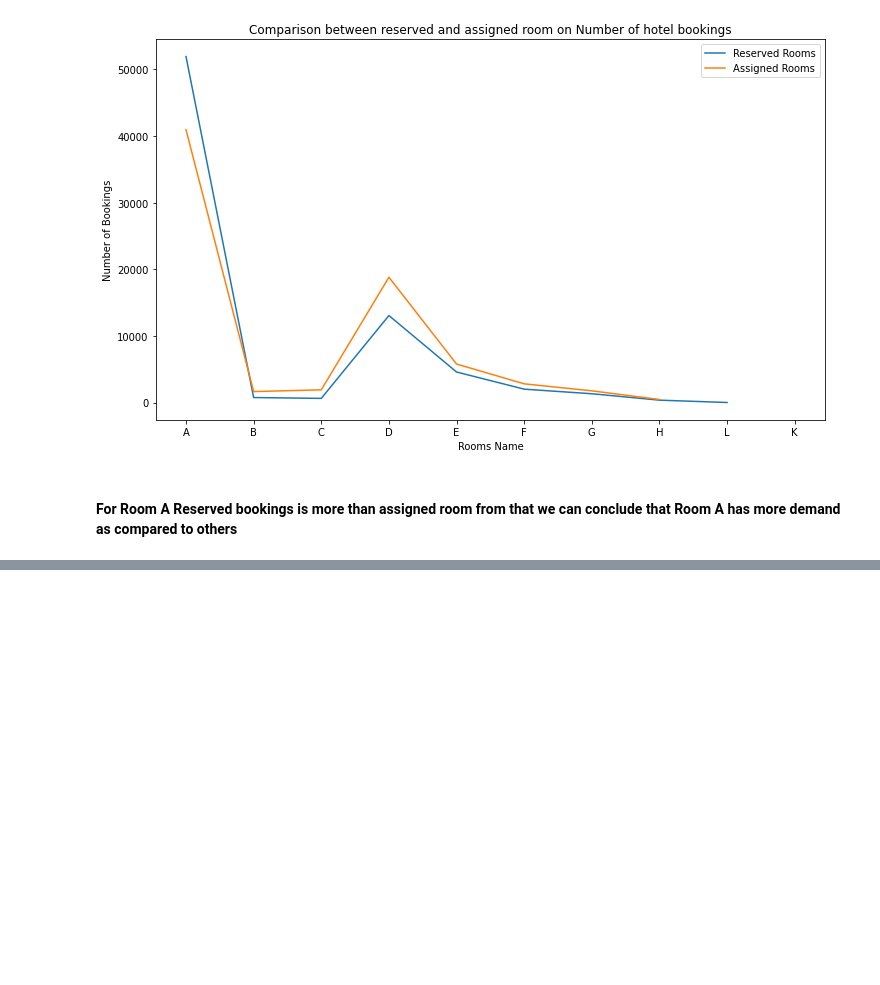
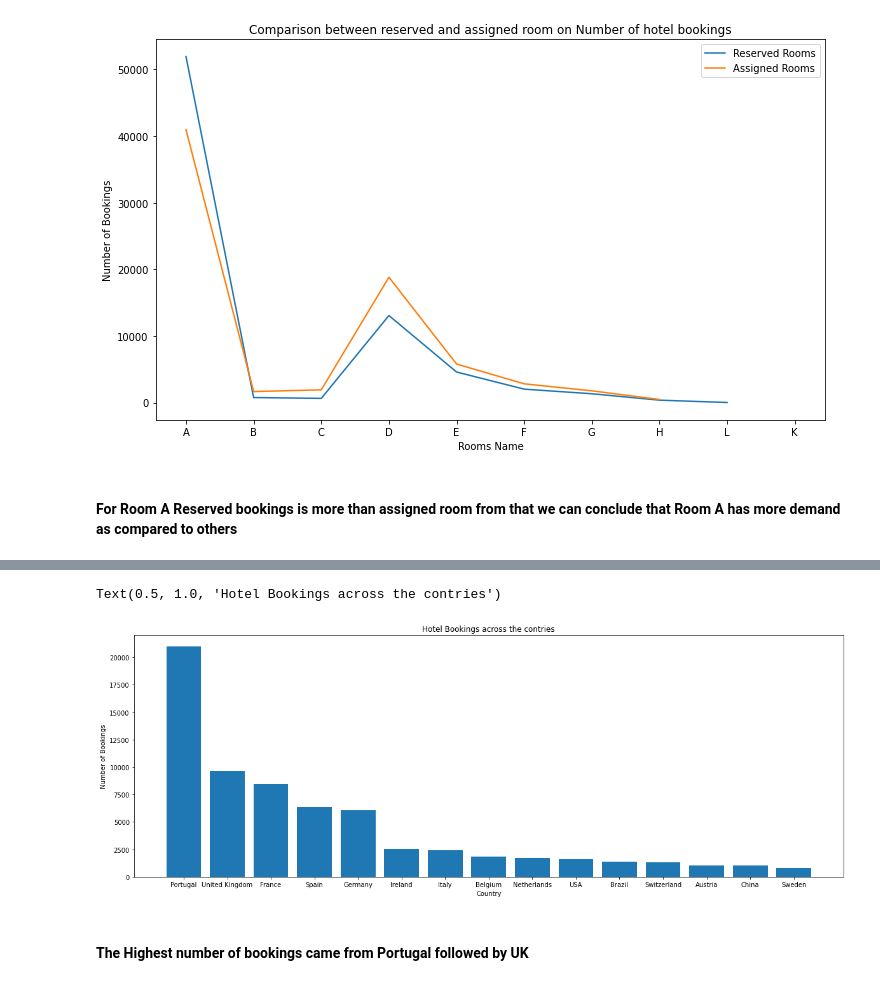
Before and after one commit to shinkarkunal/EDA_Hotel_booking, a Jupyter notebook: Hotel_Booking_Analysis_Capstone_Project_KUNAL_SHINKAR_ipynb.ipynb, the cells around one changed output, grey strips where cells are left out. Saved outputs shown, nothing was run; the diff lists cells and outputs as text; code cells hidden in the pictures; blank space fills up the shorter version.

```diff
--- a/Hotel_Booking_Analysis_Capstone_Project_KUNAL_SHINKAR_ipynb.ipynb
+++ b/Hotel_Booking_Analysis_Capstone_Project_KUNAL_SHINKAR_ipynb.ipynb
@@ -655,0 +692,3 @@ plt.show()
+# %%
+# Number of bookings fro each country store in one variable
+number_of_bookings_from_each_country = not_cancel_bookings['country'].value_counts()
@@ -655,0 +715,14 @@ plt.show()
+# %%
+Bookings_from_country = number_of_bookings_from_each_country.head(15)
+country_names = ['Portugal','United Kingdom','France','Spain','Germany','Ireland','Italy','Belgium','Netherlands','USA','Brazil','Switzerland','Austria','China','Sweden']
+# %%
+plt.figure(figsize=(20,7))
+plt.bar(country_names,Bookings_from_country)
+plt.xlabel('Country')
+plt.ylabel('Number of Bookings')
+plt.title('Hotel Bookings across the contries')
+# %% [output]
+Text(0.5, 1.0, 'Hotel Bookings across the contries')
+[figure, added]
+# %% [markdown]
+#### The Highest number of bookings came from Portugal followed by UK
```
Also changed, not shown: parts of 9 cells of this notebook.
